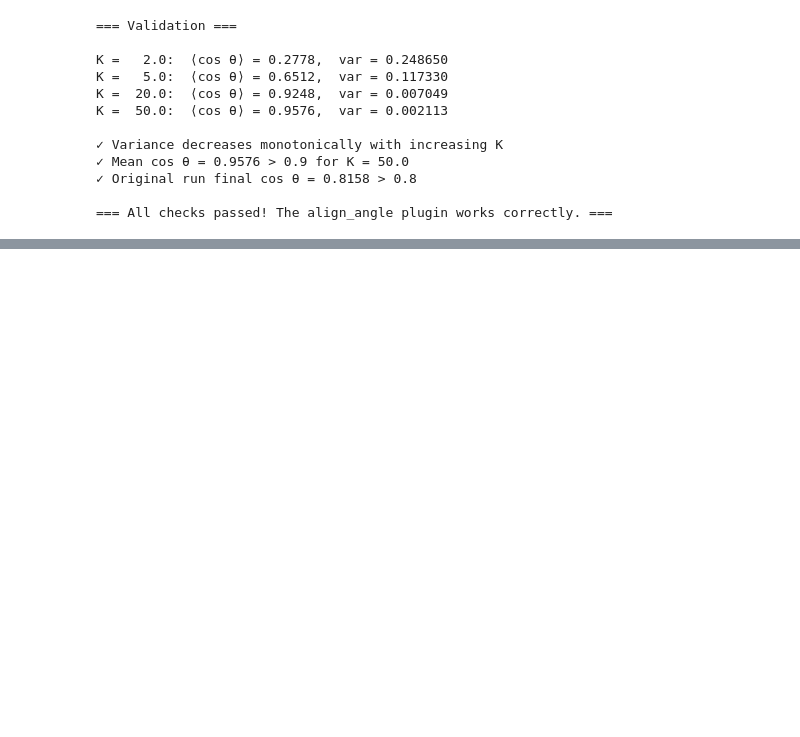
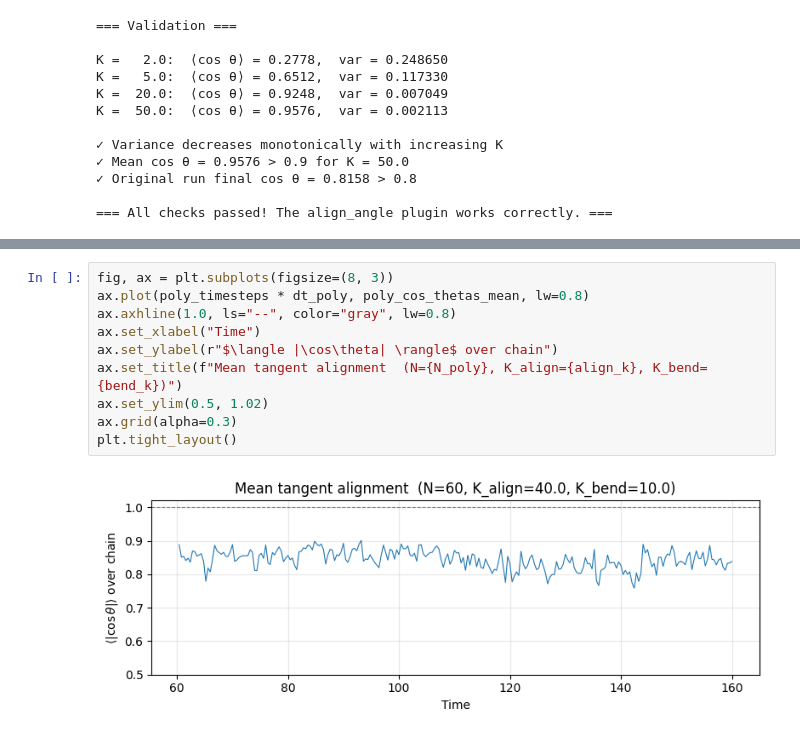
Before and after one commit to golobor/hoomd-align-angle, a Jupyter notebook: demo_align_angle.ipynb, the cells around one changed output, grey strips where cells are left out. Saved outputs shown, nothing was run; the diff lists cells and outputs as text; blank space fills up the shorter version.

```diff
--- a/demo_align_angle.ipynb
+++ b/demo_align_angle.ipynb
@@ -375,0 +519,12 @@ K =  50.0:  ⟨cos θ⟩ = 0.9576,  var = 0.002113
+# %%
+fig, ax = plt.subplots(figsize=(8, 3))
+ax.plot(poly_timesteps * dt_poly, poly_cos_thetas_mean, lw=0.8)
+ax.axhline(1.0, ls="--", color="gray", lw=0.8)
+ax.set_xlabel("Time")
+ax.set_ylabel(r"$\langle |\cos\theta| \rangle$ over chain")
+ax.set_title(f"Mean tangent alignment  (N={N_poly}, K_align={align_k}, K_bend={bend_k})")
+ax.set_ylim(0.5, 1.02)
+ax.grid(alpha=0.3)
+plt.tight_layout()
+# %% [output]
+[figure, added]
```
Also changed, not shown: parts of 7 cells of this notebook.
